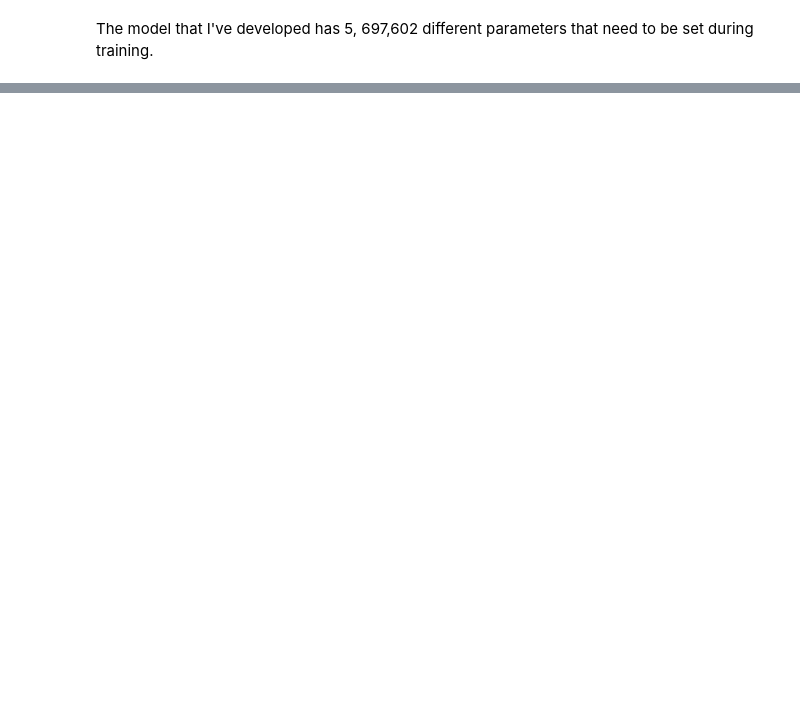
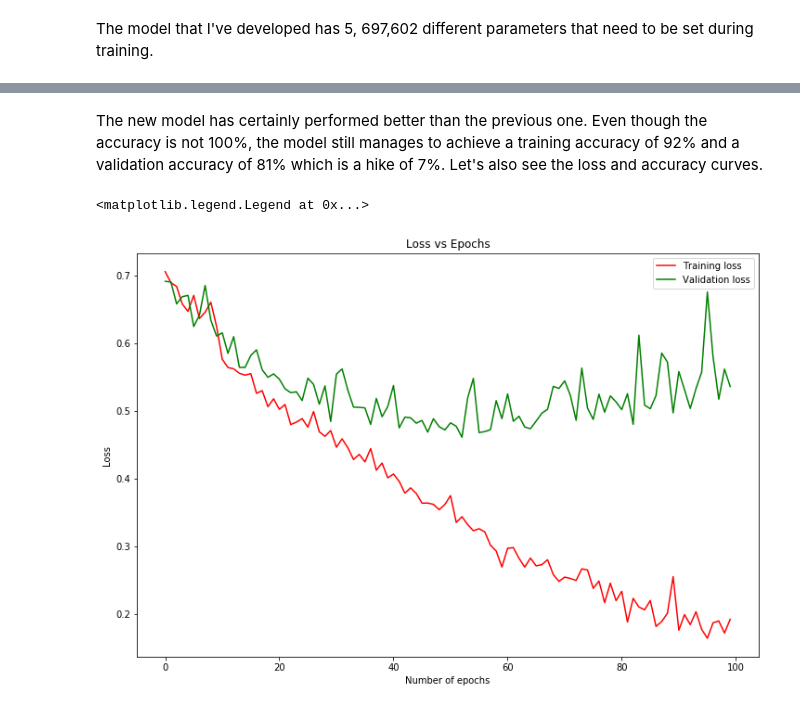
Before and after one commit to murari-goswami/Tensorflow-Course-1, a Jupyter notebook: Classifying_colored_images_using_CNN.ipynb, the cells around one changed output, grey strips where cells are left out. Cells and saved outputs as stored; diff of their text form; code cells hidden in the pictures; blank space fills up the shorter version.

```diff
--- a/Classifying_colored_images_using_CNN.ipynb
+++ b/Classifying_colored_images_using_CNN.ipynb
@@ -220,0 +254,23 @@ From the two plots above, we can see that the deviation between training and val
+# %%
+model = tf.keras.models.Sequential([
+    tf.keras.layers.Conv2D(filters = 32, kernel_size = (3, 3), padding = 'same', activation = tf.nn.relu, input_shape = (HEIGHT, WIDTH, 3)),
+    tf.keras.layers.MaxPooling2D(pool_size = (2, 2), strides = 2),
+
+    tf.keras.layers.Conv2D(filters = 64, kernel_size = (3, 3), padding = 'same', activation = tf.nn.relu),
+    tf.keras.layers.MaxPooling2D(pool_size = (2, 2), strides = 2),
+
+    tf.keras.layers.Conv2D(filters = 128, kernel_size = (3, 3), padding = 'same', activation = tf.nn.relu),
+    tf.keras.layers.MaxPooling2D(pool_size = (2, 2), strides = 2),
+
+    tf.keras.layers.Conv2D(filters = 256, kernel_size = (3, 3), padding = 'same', activation = tf.nn.relu),
+    tf.keras.layers.MaxPooling2D(pool_size = (2, 2), strides = 2),
+
+    tf.keras.layers.Dropout(rate = 0.5),
+    tf.keras.layers.Flatten(),
+
+    tf.keras.layers.Dense(units = 256, activation = tf.nn.relu),
+    tf.keras.layers.Dense(units = 2, activation = tf.nn.softmax)
+])
+model.compile(loss = 'sparse_categorical_crossentropy', optimizer = 'adam', metrics = ['accuracy'])
+
+model.summary()
@@ -220,0 +299,9 @@ From the two plots above, we can see that the deviation between training and val
+# %%
+class Logger(tf.keras.callbacks.Callback):
+    def on_epoch_end(self, epoch, logs):
+        if (epoch%10 == 0 or epoch > 95):
+          print("Epoch: {}".format(epoch+1))
+          print("Training loss: {:.8f} | Training accuracy: {:.8f} | Validation Loss: {:.8f} | Validation accuracy: {:.8f}".format(logs['loss'], logs['acc'], logs['val_loss'], logs['val_acc']))
+
+callback = Logger()
+history = model.fit_generator(generator = train_generator, epochs = EPOCHS, validation_data = validation_generator, callbacks = [callback], verbose = 0)
@@ -220,0 +326,13 @@ From the two plots above, we can see that the deviation between training and val
+# %% [markdown]
+The new model has certainly performed better than the previous one. Even though the accuracy is not 100%, the model still manages to achieve a training accuracy of 92% and a validation accuracy of 81% which is a hike of 7%. Let's also see the loss and accuracy curves.
+# %%
+plt.figure(figsize = (12, 8))
+plt.plot(range(EPOCHS), history.history['loss'], color = 'red', label = 'Training loss')
+plt.plot(range(EPOCHS), history.history['val_loss'], color = 'green', label = 'Validation loss')
+plt.title("Loss vs Epochs")
+plt.xlabel("Number of epochs")
+plt.ylabel("Loss")
+plt.legend()
+# %% [output]
+<matplotlib.legend.Legend at 0x...>
+[figure, added]
```
Also changed, not shown: parts of 17 cells of this notebook.
